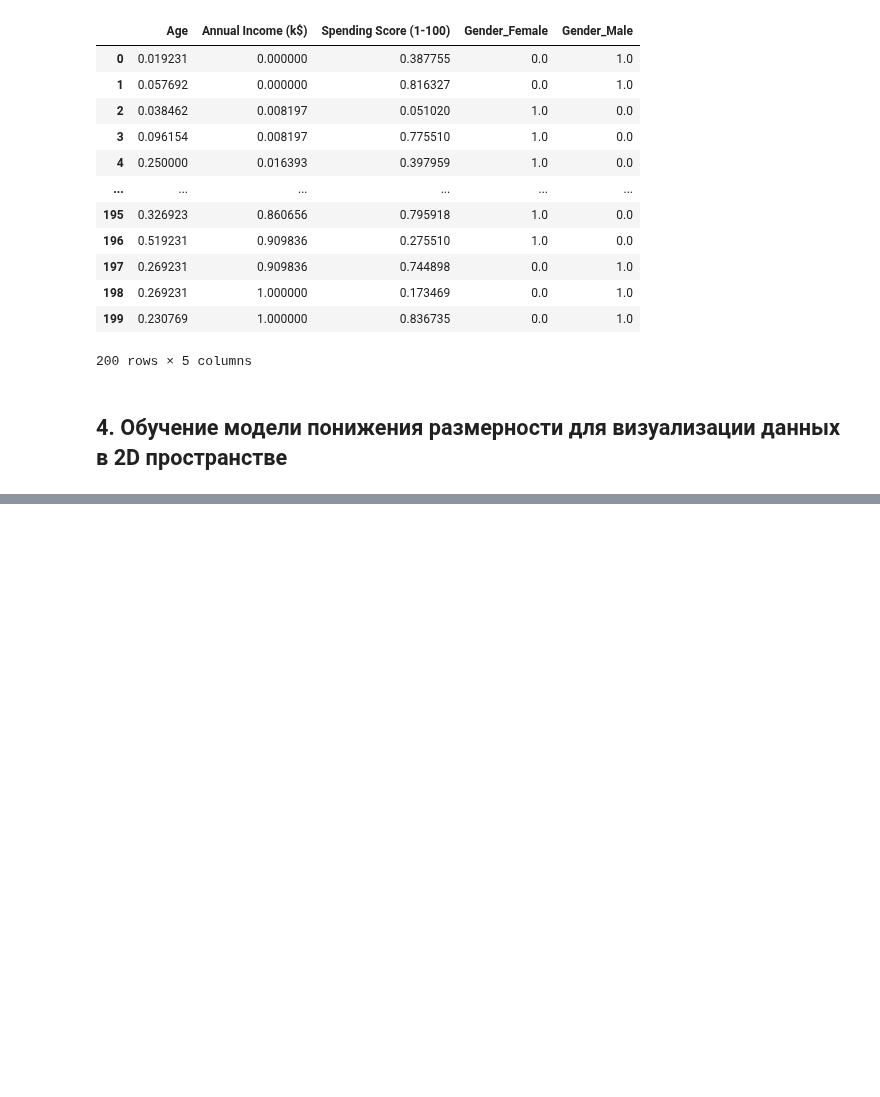
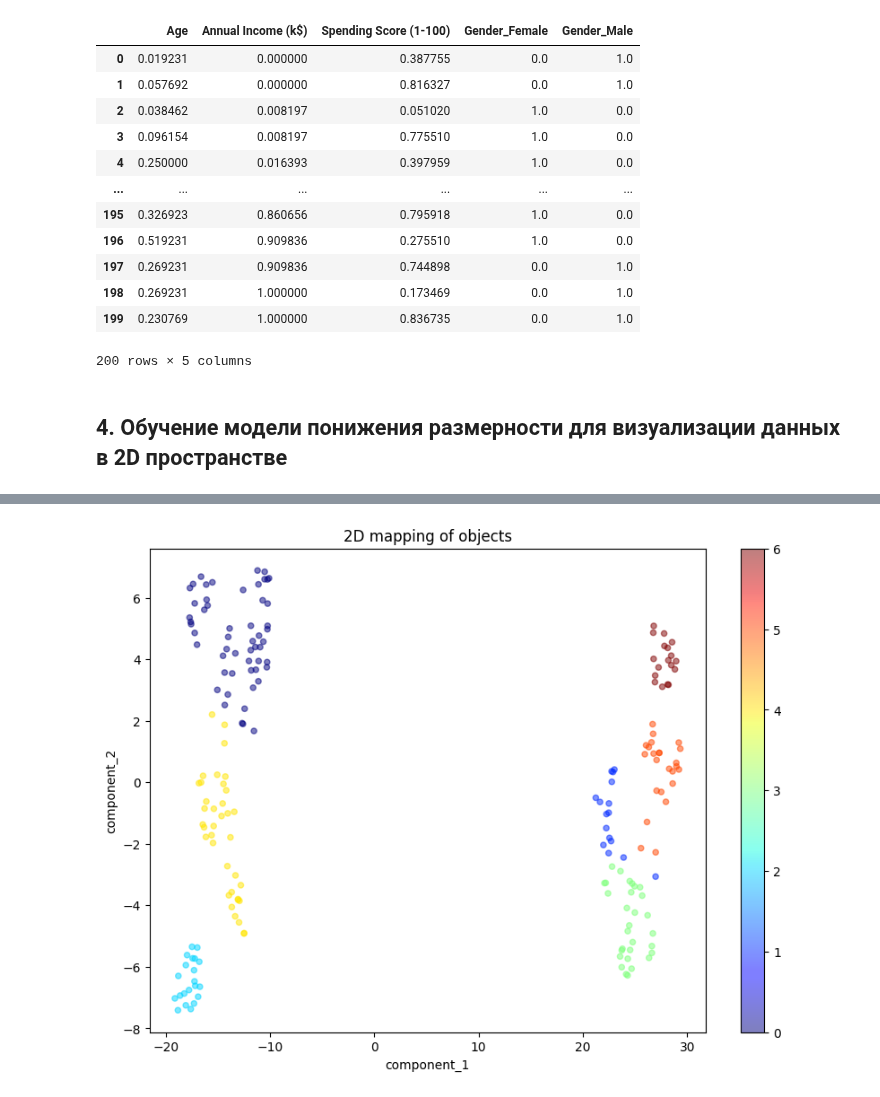
Before and after one commit to dnlygvtv/Python_for_Data_Science_HWs, a Jupyter notebook: HW/HW_13.ipynb, the cells around one changed output, grey strips where cells are left out. Drawn from its saved outputs; the diff is of its cells as text; code cells hidden in the pictures; blank space fills up the shorter version.

```diff
--- a/HW/HW_13.ipynb
+++ b/HW/HW_13.ipynb
@@ -408,0 +228,4 @@ F1-score (для теста, макроусреднённая) равна **0.79
+# %%
+display_components_in_2D_space(components_2d, labels_clast_km)
+# %% [output]
+[figure, added]
```
Also changed, not shown: parts of 48 cells of this notebook.
